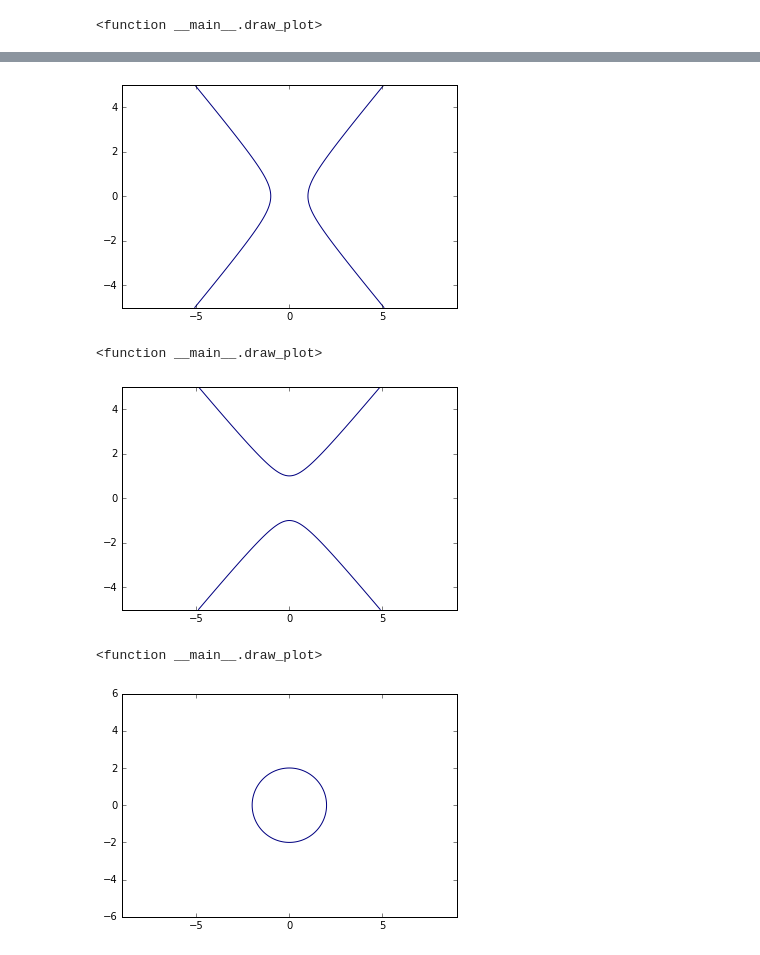
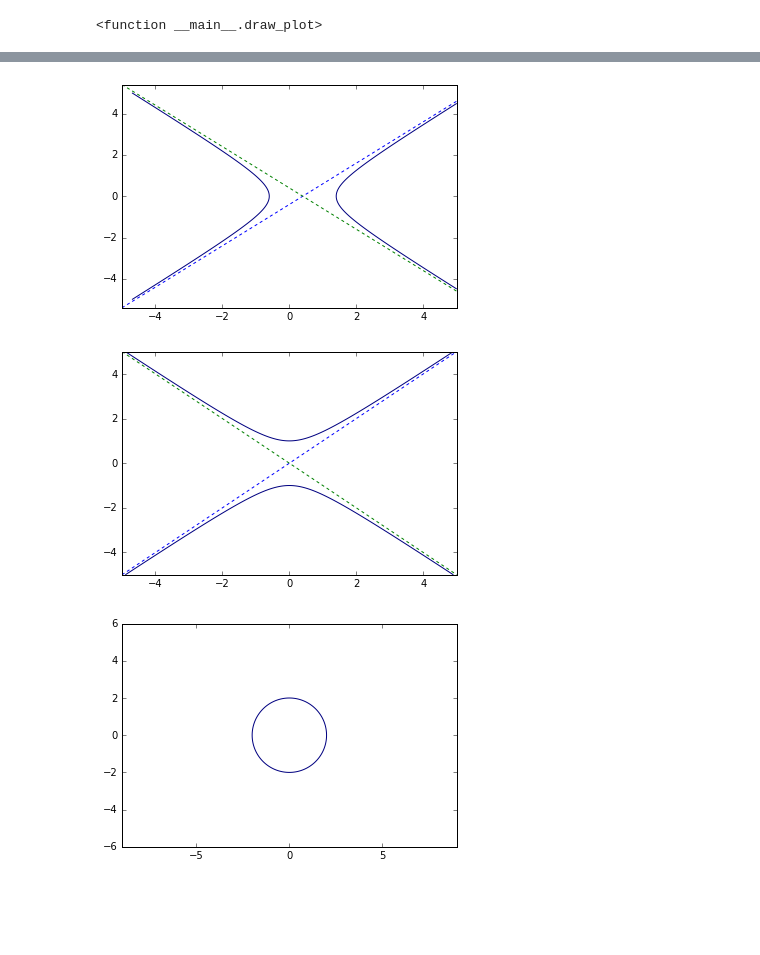
Before and after one commit to alexrisman/graphing_notebooks, a Jupyter notebook: graphing_examples.ipynb, the cells around one changed output, grey strips where cells are left out. Saved outputs shown, nothing was run; the diff lists cells and outputs as text; code cells hidden in the pictures; blank space fills up the shorter version.

Commit message:
added asymptotes

```diff
--- a/graphing_examples.ipynb
+++ b/graphing_examples.ipynb
@@ -98,29 +98,35 @@ interact(draw_plot, a=(1.), h=(.5), k=(1.))
 # %%
 # 7. hyperbola horizontal form
 def draw_plot(a, b, h, k):
-    x = np.linspace(-9, 9, 400)
+    x = np.linspace(-5, 5, 400)
     y = np.linspace(-5, 5, 400)
+    asymptote_1 = k + 1.*b/a*(x - h)
+    asymptote_2 = k - 1.*b/a*(x - h)
+    plt.plot(list(x), list(asymptote_1), dashes=[3, 3])
+    plt.plot(list(x), list(asymptote_2), dashes=[3, 3])
     x, y = np.meshgrid(x, y)
     plt.contour(x, y,((x-h)**2/a**2 - (y-k)**2/b**2), [1])
     plt.show()
 
 interact(draw_plot, a=(1.), b=(1.), h=(-2.,2.), k=(-2.,2.))
 # %% [output]
-[figure, old version]
+[figure, new version]
-<function __main__.draw_plot>
 # %%
 # 8. hyperbola vertical form
 def draw_plot(a, b, h, k):
-    x = np.linspace(-9, 9, 400)
+    x = np.linspace(-5, 5, 400)
     y = np.linspace(-5, 5, 400)
+    asymptote_1 = k + 1.*a/b*(x - h)
+    asymptote_2 = k - 1.*a/b*(x - h)
+    plt.plot(list(x), list(asymptote_1), dashes=[3, 3])
+    plt.plot(list(x), list(asymptote_2), dashes=[3, 3])
     x, y = np.meshgrid(x, y)
-    plt.contour(x, y,((y-k)**2/b**2 -(x-h)**2/a**2), [1])
+    plt.contour(x, y,((y-h)**2/a**2 -(x-k)**2/b**2), [1])
     plt.show()
 
 interact(draw_plot, a=(1.), b=(1.), h=(-2.,2.), k=(-2.,2.))
 # %% [output]
-[figure, old version]
+[figure, new version]
-<function __main__.draw_plot>
 # %%
 # 9. circle standard form
 def draw_plot(R, h, k):
```
Also changed, not shown: parts of 4 cells of this notebook.
